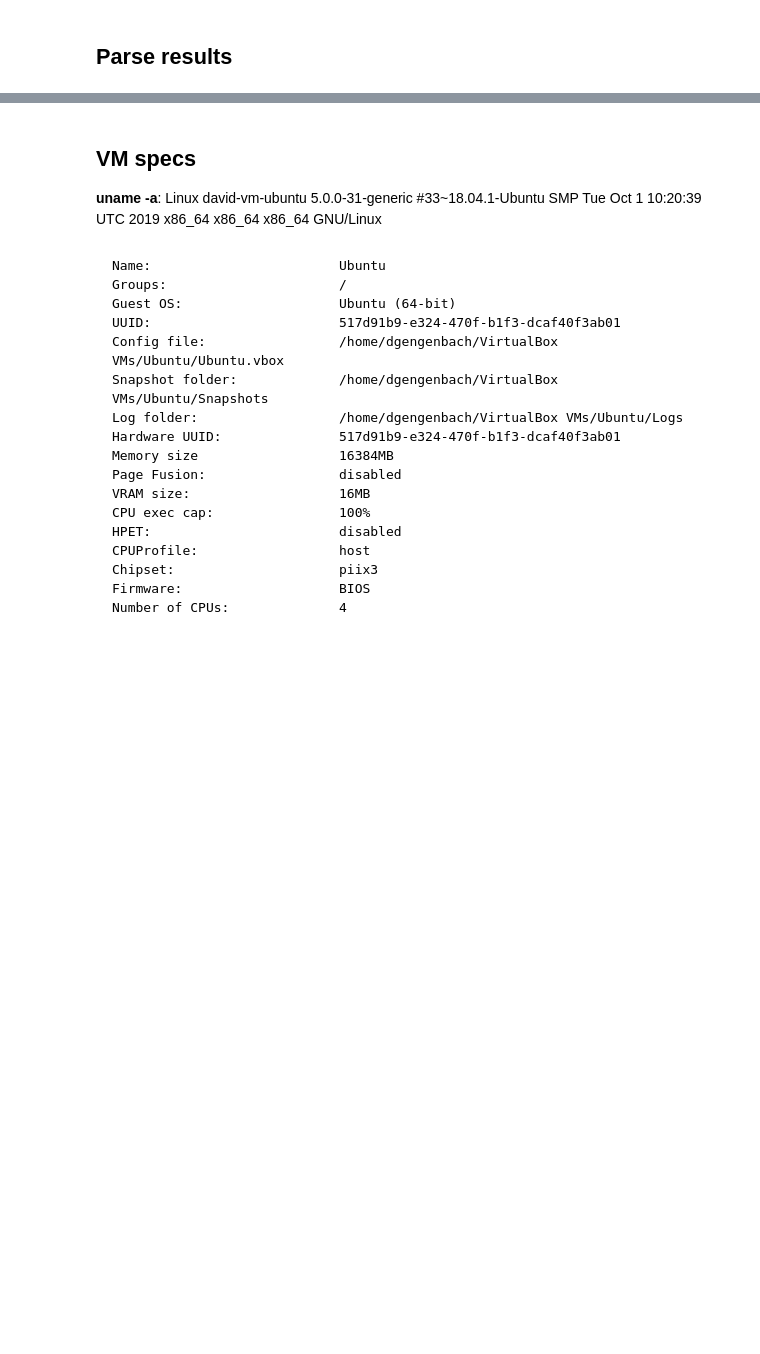
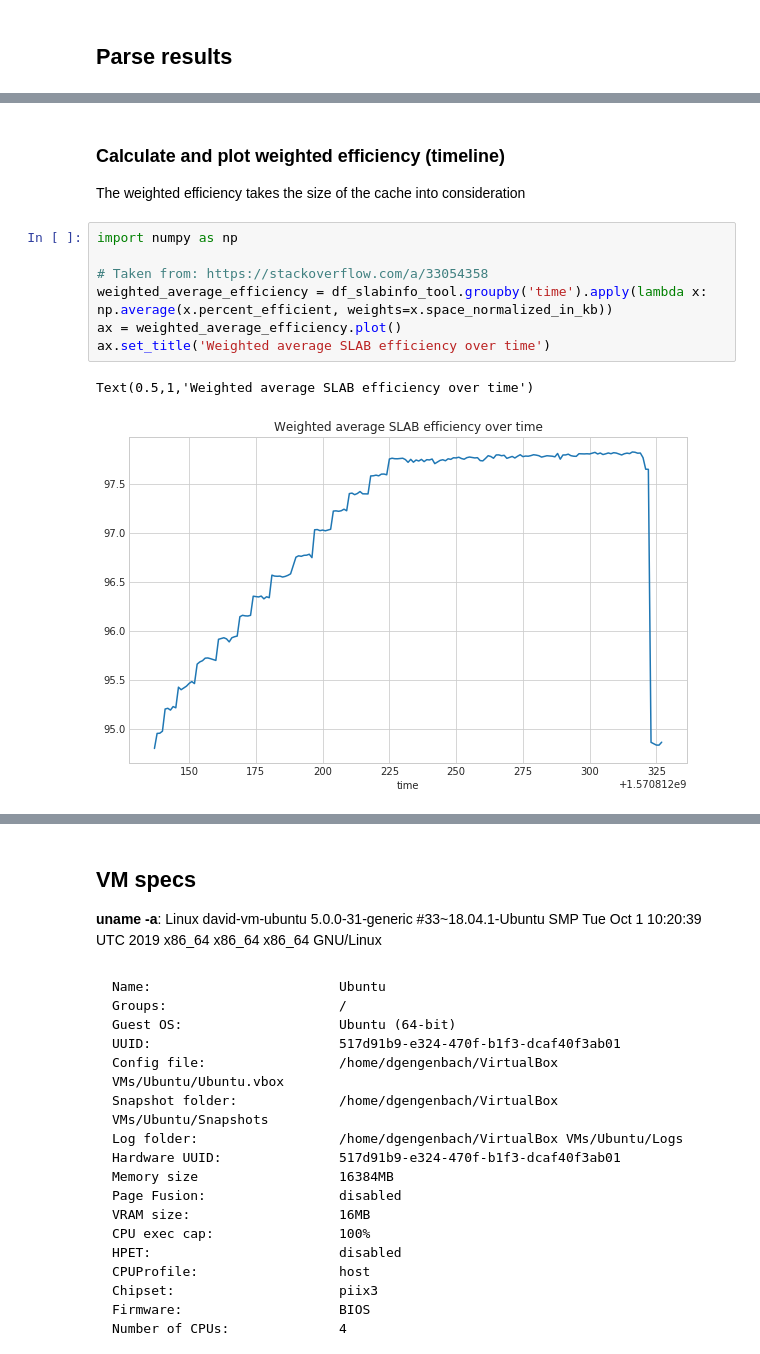
Before and after one commit to davidgengenbach/linux-slab-efficiency-analysis, a Jupyter notebook: process.ipynb, the cells around one changed output, grey strips where cells are left out. Saved outputs shown, nothing was run; the diff lists cells and outputs as text; blank space fills up the shorter version.

```diff
--- a/process.ipynb
+++ b/process.ipynb
@@ -132,0 +186,14 @@ data = parse_slabinfo_log(slab_info)
+# %% [markdown]
+### Calculate and plot weighted efficiency (timeline)
+
+The weighted efficiency takes the size of the cache into consideration
+# %%
+import numpy as np
+
+# Taken from: https://stackoverflow.com/a/33054358
+weighted_average_efficiency = df_slabinfo_tool.groupby('time').apply(lambda x: np.average(x.percent_efficient, weights=x.space_normalized_in_kb))
+ax = weighted_average_efficiency.plot()
+ax.set_title('Weighted average SLAB efficiency over time')
+# %% [output]
+Text(0.5,1,'Weighted average SLAB efficiency over time')
+[figure, added]
```
Also changed, not shown: parts of 21 cells of this notebook, 13 other files.
